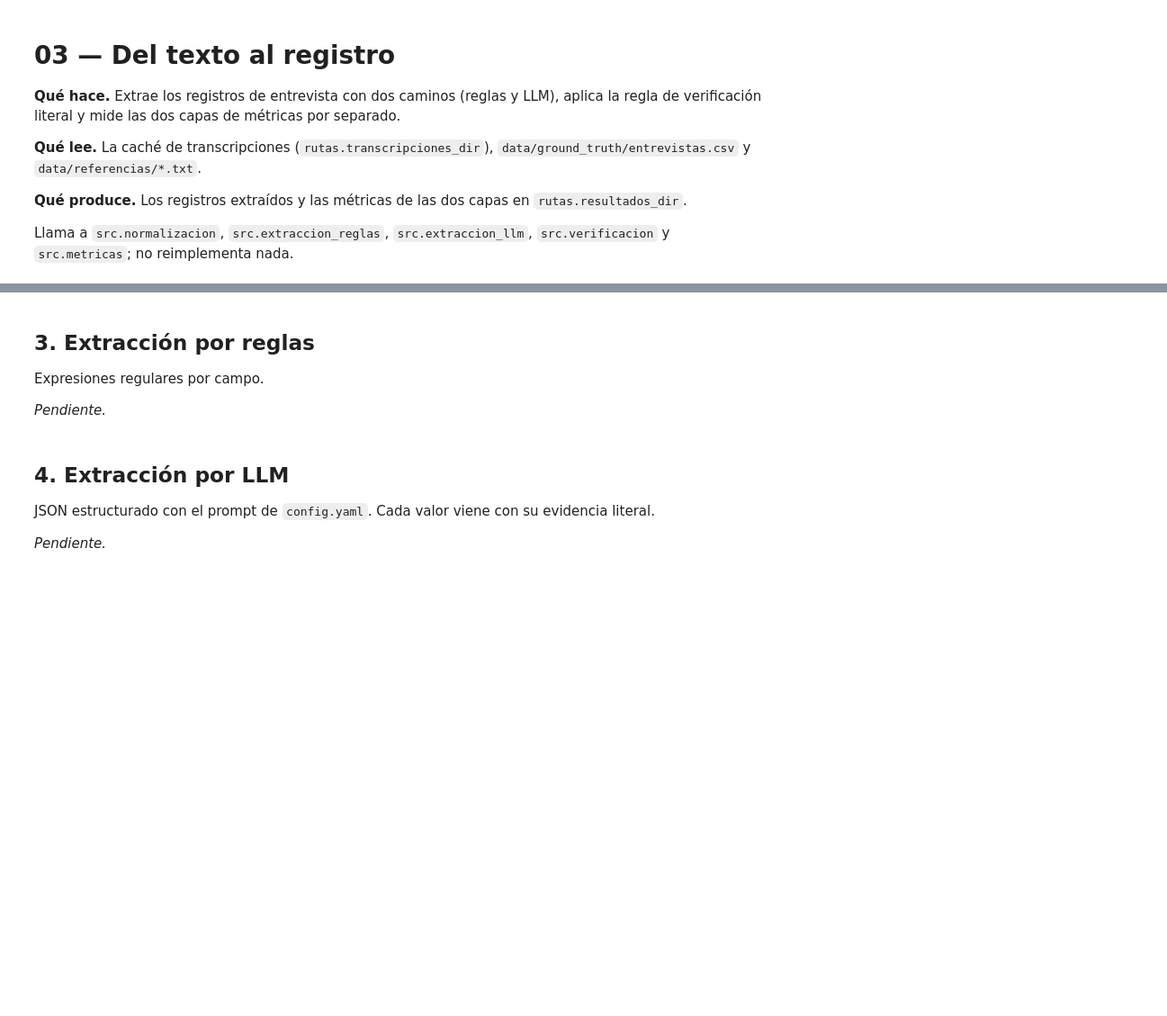
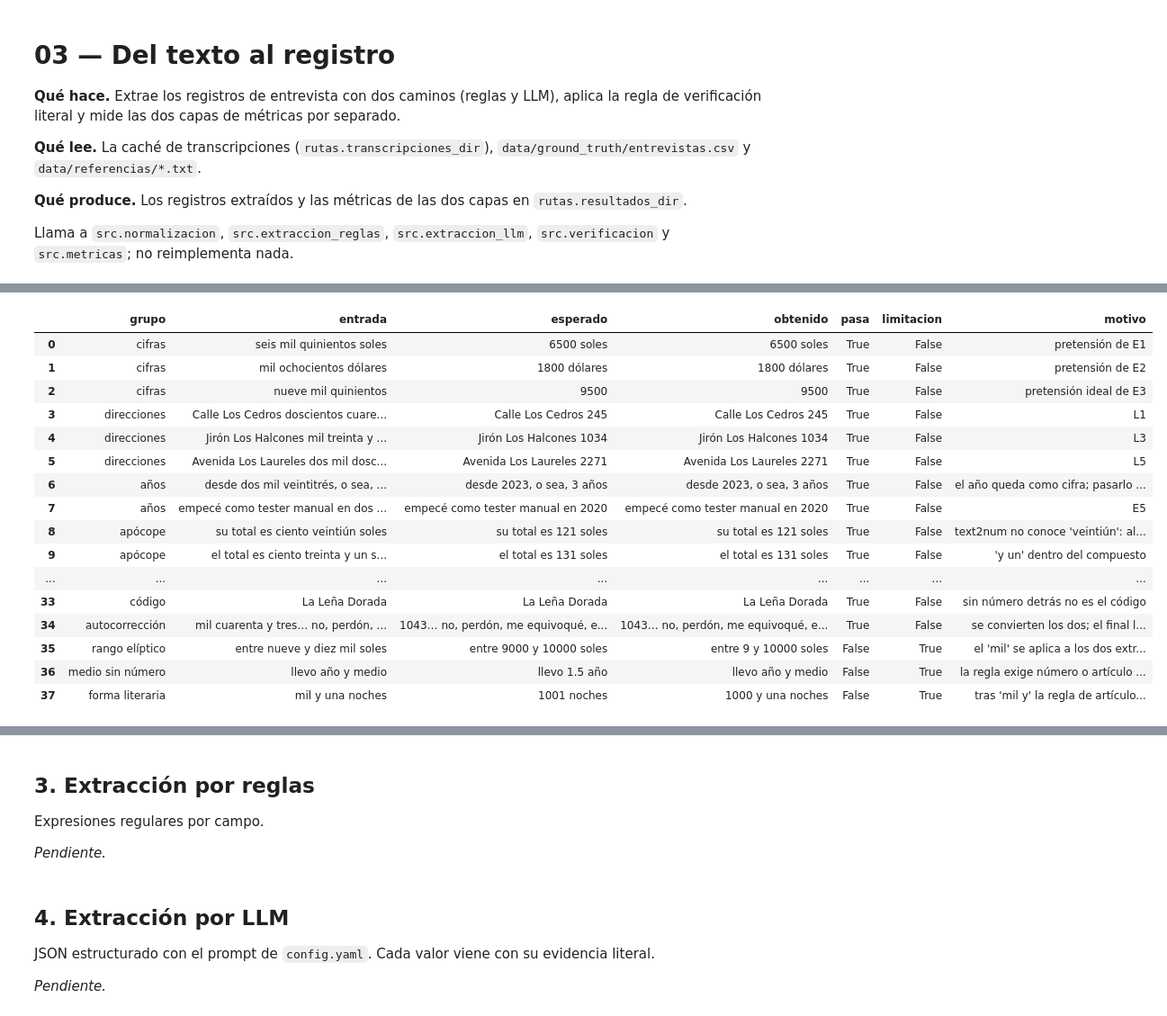
Before and after one commit to mmlis02/HW_05_202602, a Jupyter notebook: notebooks/03_extraccion.ipynb, the cells around one changed output, grey strips where cells are left out. Shown at 90% size. Saved outputs shown, nothing was run; the diff lists cells and outputs as text; code cells hidden in the pictures; blank space fills up the shorter version.

```diff
--- a/notebooks/03_extraccion.ipynb
+++ b/notebooks/03_extraccion.ipynb
@@ -8,3 +8,19 @@
 **Qué produce.** Los registros extraídos y las métricas de las dos capas en `rutas.resultados_dir`.
 
 Llama a `src.normalizacion`, `src.extraccion_reglas`, `src.extraccion_llm`, `src.verificacion` y `src.metricas`; no reimplementa nada.
+# %%
+import json
+import re
+import sys
+from pathlib import Path
+
+import pandas as pd
+
+RAIZ = next(p for p in [Path.cwd(), *Path.cwd().parents] if (p / "config.yaml").exists())
+sys.path.insert(0, str(RAIZ))
+from src.config import cargar_config
+from src.normalizacion import normalizar_texto, palabras_a_numeros
+
+cfg = cargar_config()
+rutas = cfg["rutas"]
+pd.set_option("display.max_colwidth", None)
@@ -10,0 +60,67 @@ Llama a `src.normalizacion`, `src.extraccion_reglas`, `src.extraccion_llm`, `src
+# %%
+casos = [
+    # grupo, entrada, esperado, motivo
+    ("cifras", "seis mil quinientos soles", "6500 soles", "pretensión de E1"),
+    ("cifras", "mil ochocientos dólares", "1800 dólares", "pretensión de E2"),
+    ("cifras", "nueve mil quinientos", "9500", "pretensión ideal de E3"),
+    ("direcciones", "Calle Los Cedros doscientos cuarenta y cinco", "Calle Los Cedros 245", "L1"),
+    ("direcciones", "Jirón Los Halcones mil treinta y cuatro", "Jirón Los Halcones 1034", "L3"),
+    ("direcciones", "Avenida Los Laureles dos mil doscientos setenta y uno", "Avenida Los Laureles 2271", "L5"),
+    ("años", "desde dos mil veintitrés, o sea, tres años", "desde 2023, o sea, 3 años",
+     "el año queda como cifra; pasarlo a duración es trabajo de la extracción"),
+    ("años", "empecé como tester manual en dos mil veinte", "empecé como tester manual en 2020", "E5"),
+    ("apócope", "su total es ciento veintiún soles", "su total es 121 soles",
+     "text2num no conoce 'veintiún': alias a 'veintiuno'"),
+    ("apócope", "el total es ciento treinta y un soles", "el total es 131 soles", "'y un' dentro del compuesto"),
+    ("tildes", "dos mollejitas, a dieciséis cada una", "2 mollejitas, a 16 cada una", "L4"),
+    ("tildes", "veintitrés", "23", "con tilde"),
+    ("tildes", "veintitres", "23", "si el ASR omite la tilde: alias"),
+    ("teléfono", "nueve ocho siete, seis cinco cuatro, tres dos uno", "987, 654, 321",
+     "dictado por grupos: cada grupo se une, las comas separan"),
+    ("artículos", "un pollo entero", "un pollo entero", "artículo: la cantidad 1 la decide la extracción"),
+    ("artículos", "una jarra de chicha morada", "una jarra de chicha morada", "artículo"),
+    ("artículos", "un medio pollo", "un medio pollo", "artículo + tamaño"),
+    ("artículos", "dos jarras de chicha morada", "2 jarras de chicha morada", "desde 'dos' sí se convierte"),
+    ("artículos", "casi un quince por ciento", "casi un 15 por ciento", "hallado en E2: text2num daba '1 15'"),
+    ("artículos", "le llega en unos cuarenta minutos", "le llega en unos 40 minutos", "hallado en L2: daba '1 40'"),
+    ("artículos", "a veinte soles cada uno, y tres papas", "a 20 soles cada uno, y 3 papas",
+     "hallado en L3: daba 'cada 1, y 3'"),
+    ("artículos", "de treinta y seis y una ensalada clásica", "de 36 y una ensalada clásica",
+     "hallado en L4: tras 'seis y' es artículo, tras 'treinta y' sería número"),
+    ("medio", "medio pollo", "medio pollo", "'medio' es un tamaño"),
+    ("medio", "una papa familiar", "una papa familiar", "artículo + tamaño"),
+    ("medio", "una gaseosa de litro y medio", "una gaseosa de litro y medio", "tamaño de la carta, no tiempo"),
+    ("medio", "cuatro años y medio", "4.5 años", "número + unidad de tiempo + 'y medio'"),
+    ("medio", "un año y medio", "1.5 año", "E4: el artículo también vale como 1 aquí"),
+    ("ordinales", "tres cuartos de pollo", "3 cuartos de pollo", "text2num daba '3 4ᵒˢ': ordinal protegido"),
+    ("ordinales", "primero de diciembre", "primero de diciembre", "la fecha la interpreta la extracción"),
+    ("ordinales", "la segunda semana de enero", "la segunda semana de enero", "text2num daba '2ª'"),
+    ("ordinales", "cien por ciento", "100 por ciento", "text2num daba '100 por 100'"),
+    ("código", "LEÑA cinco", "LEÑA5", "código de promoción unido"),
+    ("código", "Leña 5", "LEÑA5", "si el ASR ya escribe la cifra"),
+    ("código", "La Leña Dorada", "La Leña Dorada", "sin número detrás no es el código"),
+    ("autocorrección", "mil cuarenta y tres… no, perdón, me equivoqué, es mil treinta y cuatro",
+     "1043… no, perdón, me equivoqué, es 1034", "se convierten los dos; el final lo elige la extracción"),
+]
+
+limitaciones = [
+    # grupo, entrada, esperado (ideal), queda (lo que hace), motivo
+    ("rango elíptico", "entre nueve y diez mil soles", "entre 9000 y 10000 soles", "entre 9 y 10000 soles",
+     "el 'mil' se aplica a los dos extremos; resolverlo es interpretar el rango, no convertir palabras. "
+     "En E3 no afecta: vale el ideal 9500"),
+    ("medio sin número", "llevo año y medio", "llevo 1.5 año", "llevo año y medio",
+     "la regla exige número o artículo delante; no aparece en el corpus"),
+    ("forma literaria", "mil y una noches", "1001 noches", "1000 y una noches",
+     "tras 'mil y' la regla de artículos aparta 'una'; no aparece en el corpus"),
+]
+
+tabla = pd.DataFrame(
+    [{"grupo": g, "entrada": e, "esperado": esp, "obtenido": palabras_a_numeros(e),
+      "limitacion": False, "motivo": m} for g, e, esp, m in casos]
+    + [{"grupo": g, "entrada": e, "esperado": esp, "obtenido": palabras_a_numeros(e),
+        "limitacion": True, "motivo": m} for g, e, esp, _queda, m in limitaciones]
+)
+tabla.insert(4, "pasa", tabla.obtenido == tabla.esperado)
+print(f"{tabla.pasa.sum()} de {len(tabla)} casos pasan · {tabla.limitacion.sum()} limitaciones documentadas")
+tabla
+# %% [output]
@@ -10,0 +128,17 @@ Llama a `src.normalizacion`, `src.extraccion_reglas`, `src.extraccion_llm`, `src
+|  | grupo | entrada | esperado | obtenido | pasa | limitacion | motivo |
+| 0 | cifras | seis mil quinientos soles | 6500 soles | 6500 soles | True | False | pretensión de E1 |
+| 1 | cifras | mil ochocientos dólares | 1800 dólares | 1800 dólares | True | False | pretensión de E2 |
+| 2 | cifras | nueve mil quinientos | 9500 | 9500 | True | False | pretensión ideal de E3 |
+| 3 | direcciones | Calle Los Cedros doscientos cuare... | Calle Los Cedros 245 | Calle Los Cedros 245 | True | False | L1 |
+| 4 | direcciones | Jirón Los Halcones mil treinta y ... | Jirón Los Halcones 1034 | Jirón Los Halcones 1034 | True | False | L3 |
+| 5 | direcciones | Avenida Los Laureles dos mil dosc... | Avenida Los Laureles 2271 | Avenida Los Laureles 2271 | True | False | L5 |
+| 6 | años | desde dos mil veintitrés, o sea, ... | desde 2023, o sea, 3 años | desde 2023, o sea, 3 años | True | False | el año queda como cifra; pasarlo ... |
+| 7 | años | empecé como tester manual en dos ... | empecé como tester manual en 2020 | empecé como tester manual en 2020 | True | False | E5 |
+| 8 | apócope | su total es ciento veintiún soles | su total es 121 soles | su total es 121 soles | True | False | text2num no conoce 'veintiún': al... |
+| 9 | apócope | el total es ciento treinta y un s... | el total es 131 soles | el total es 131 soles | True | False | 'y un' dentro del compuesto |
+| ... | ... | ... | ... | ... | ... | ... | ... |
+| 33 | código | La Leña Dorada | La Leña Dorada | La Leña Dorada | True | False | sin número detrás no es el código |
+| 34 | autocorrección | mil cuarenta y tres… no, perdón, ... | 1043… no, perdón, me equivoqué, e... | 1043… no, perdón, me equivoqué, e... | True | False | se convierten los dos; el final l... |
+| 35 | rango elíptico | entre nueve y diez mil soles | entre 9000 y 10000 soles | entre 9 y 10000 soles | False | True | el 'mil' se aplica a los dos extr... |
+| 36 | medio sin número | llevo año y medio | llevo 1.5 año | llevo año y medio | False | True | la regla exige número o artículo ... |
+| 37 | forma literaria | mil y una noches | 1001 noches | 1000 y una noches | False | True | tras 'mil y' la regla de artículo... |
```
Also changed, not shown: parts of 18 cells of this notebook.
